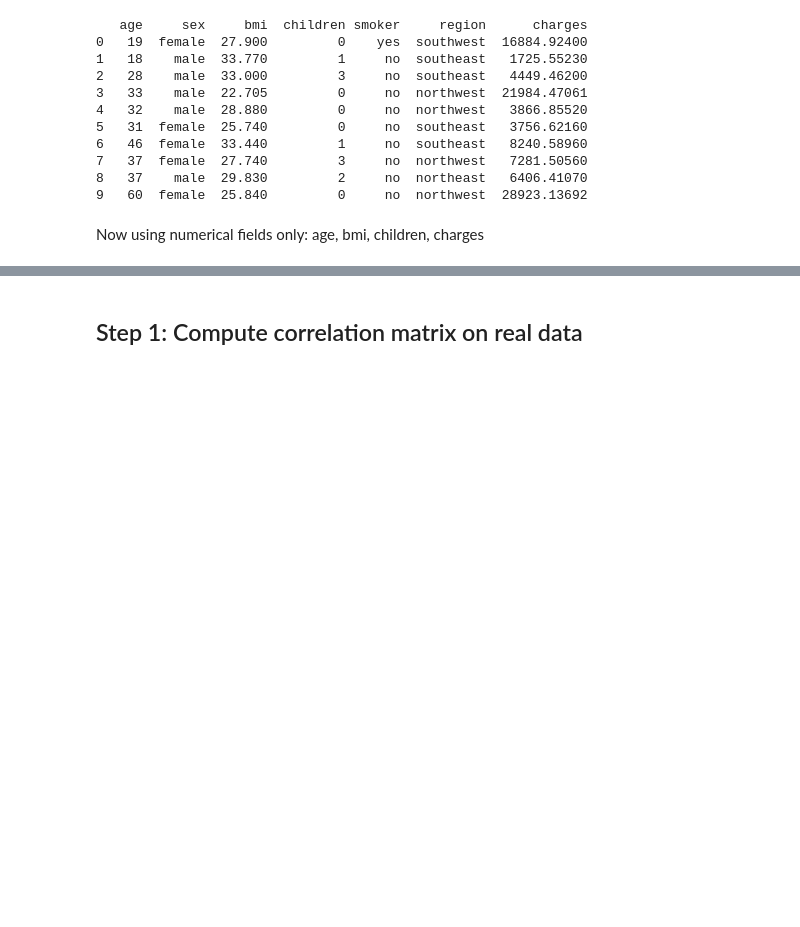
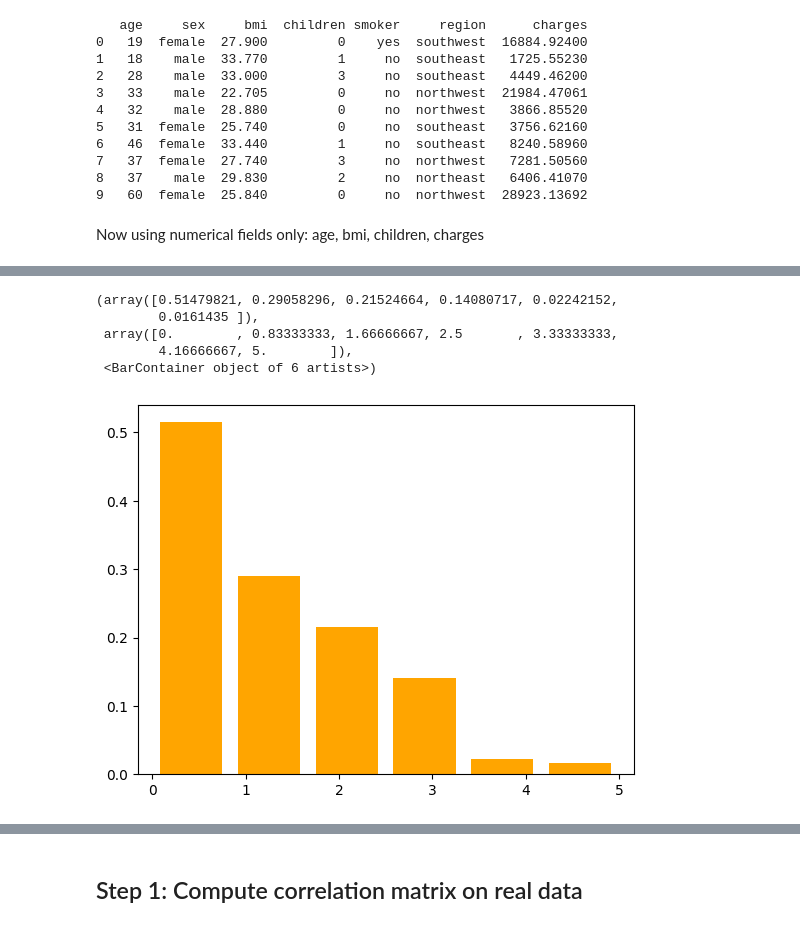
Before and after one commit to VincentGranville/Notebooks, a Jupyter notebook: copula_insurance_nogroup.ipynb, the cells around one changed output, grey strips where cells are left out. Drawn from its saved outputs; the diff is of its cells as text; code cells hidden in the pictures; blank space fills up the shorter version.

```diff
--- a/copula_insurance_nogroup.ipynb
+++ b/copula_insurance_nogroup.ipynb
@@ -74,0 +91,10 @@ The focus is to check out what kind of distributions we are dealing with, by plo
+# %%
+n_bins = 6
+plt.hist(children, n_bins, density = True, rwidth = 0.8, color = 'orange')
+# %% [output]
+(array([0.51479821, 0.29058296, 0.21524664, 0.14080717, 0.02242152,
+        0.0161435 ]),
+ array([0.        , 0.83333333, 1.66666667, 2.5       , 3.33333333,
+        4.16666667, 5.        ]),
+ <BarContainer object of 6 artists>)
+[figure, added]
```
Also changed, not shown: parts of 22 cells of this notebook.
